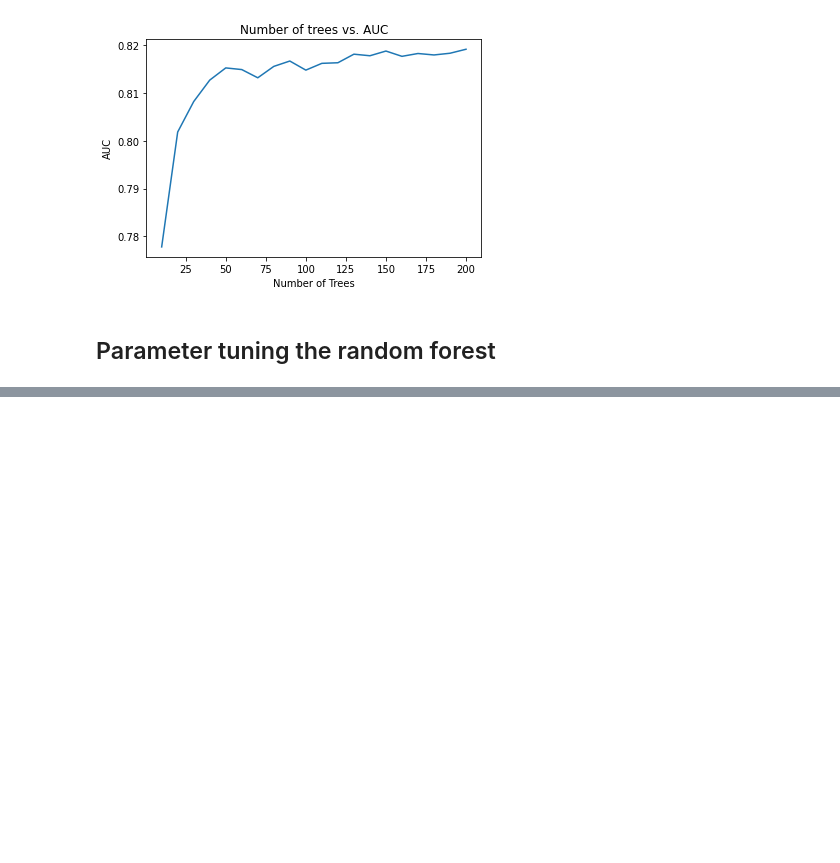
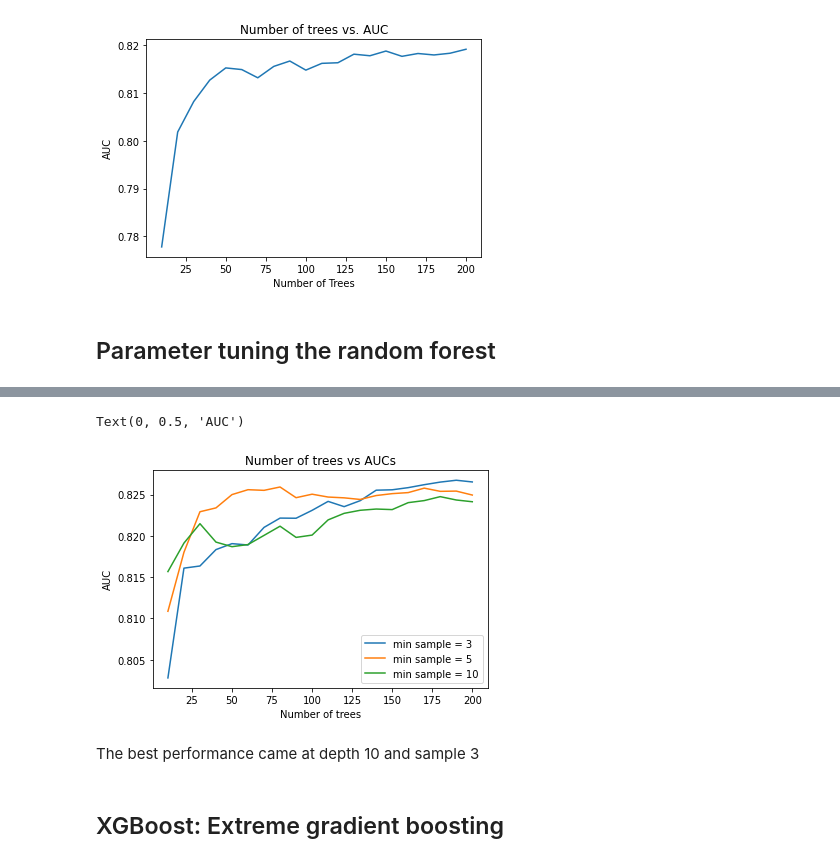
Before and after one commit to shammer83/CreditCardDefault, a Jupyter notebook: CreditRiskScoring.ipynb, the cells around one changed output, grey strips where cells are left out. Drawn from its saved outputs; the diff is of its cells as text; code cells hidden in the pictures; blank space fills up the shorter version.

```diff
--- a/CreditRiskScoring.ipynb
+++ b/CreditRiskScoring.ipynb
@@ -333,0 +383,17 @@ Text(0.5, 1.0, 'Number of trees vs. AUC')
+# %%
+all_aucs = {}
+
+for m in [3, 5, 10]:
+    print('min_sample_leaf: %s' % m)
+    aucs = []
+
+    for i in range(10, 201, 10):
+        rf = RandomForestClassifier(n_estimators=i, max_depth=10, min_samples_leaf = m, random_state = 1)
+        rf.fit(X_train, y_train)
+        y_pred = rf.predict_proba(X_val)[:, 1]
+        auc = roc_auc_score(y_val, y_pred)
+        print('%s -> %.3f' % (i, auc))
+        aucs.append(auc)
+
+    all_aucs[m] = aucs
+    print()
@@ -333,0 +418,14 @@ Text(0.5, 1.0, 'Number of trees vs. AUC')
+# %%
+num_trees = list(range(10,201,10))
+plt.plot(num_trees, all_aucs[3], label='min sample = 3')
+plt.plot(num_trees, all_aucs[5], label='min sample = 5')
+plt.plot(num_trees, all_aucs[10], label='min sample = 10')
+plt.legend()
+plt.title("Number of trees vs AUCs")
+plt.xlabel("Number of trees")
+plt.ylabel("AUC")
+# %% [output]
+Text(0, 0.5, 'AUC')
+[figure, added]
+# %% [markdown]
+The best performance came at depth 10 and sample 3
@@ -333,0 +435,2 @@ Text(0.5, 1.0, 'Number of trees vs. AUC')
+# %% [markdown]
+## XGBoost: Extreme gradient boosting
```
Also changed, not shown: parts of 8 cells of this notebook.
